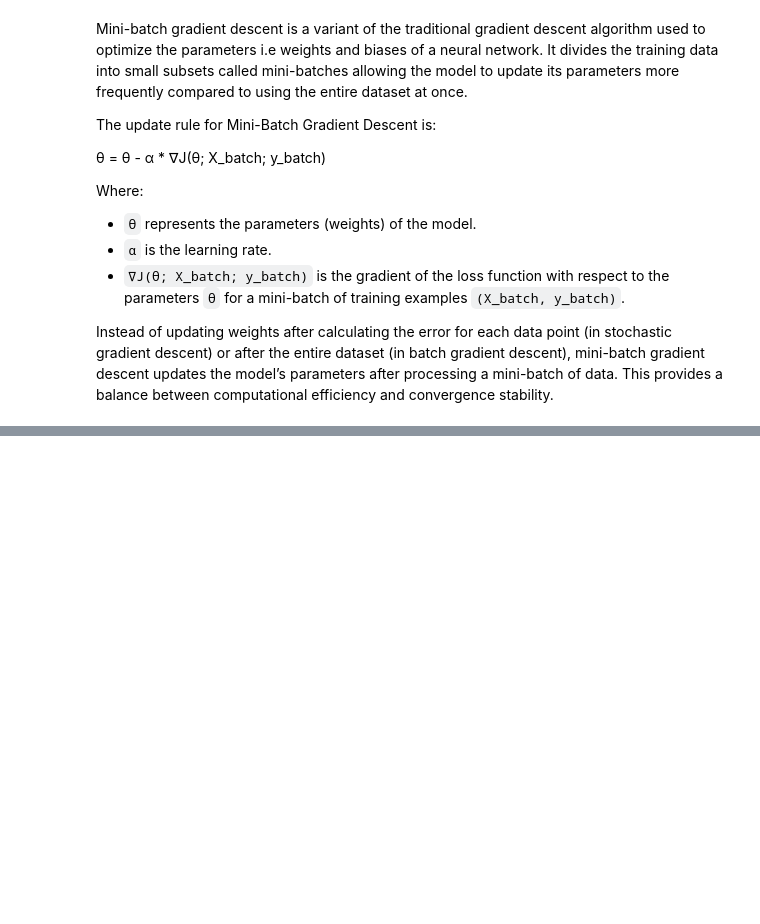
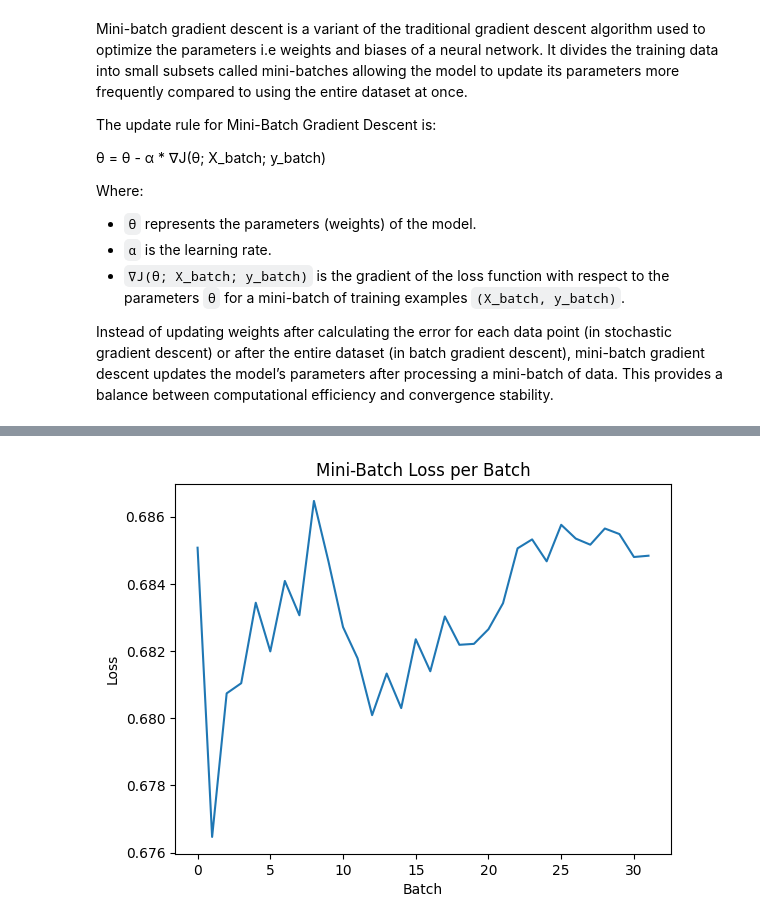
Before and after one commit to itsluckysharma01/Applied-Python-for-AI-ML-DL, a Jupyter notebook: L09_Stochastic_Gradient_Descent_(SGD).ipynb, the cells around one changed output, grey strips where cells are left out. Saved outputs shown, nothing was run; the diff lists cells and outputs as text; code cells hidden in the pictures; blank space fills up the shorter version.

Commit message:
add Batch optmization

```diff
--- a/L09_Stochastic_Gradient_Descent_(SGD).ipynb
+++ b/L09_Stochastic_Gradient_Descent_(SGD).ipynb
@@ -143,0 +167,33 @@ Instead of updating weights after calculating the error for each data point (in
+# %%
+import tensorflow as tf
+from tensorflow.keras import layers, models
+import numpy as np
+import matplotlib.pyplot as plt
+
+X_train = np.random.rand(1000, 20)
+y_train = np.random.randint(0, 2, size=(1000, 1))
+
+model = models.Sequential([
+    layers.Dense(64, activation='relu', input_shape=(20,)),
+    layers.Dense(1, activation='sigmoid')
+])
+
+model.compile(optimizer='adam', loss='binary_crossentropy', metrics=['accuracy'])
+
+class BatchLossHistory(tf.keras.callbacks.Callback):
+    def on_train_batch_end(self, batch, logs=None):
+        self.losses.append(logs['loss'])
+
+    def on_epoch_begin(self, epoch, logs=None):
+        self.losses = []
+
+batch_loss_history = BatchLossHistory()
+
+history = model.fit(X_train, y_train, epochs=10, batch_size=32, callbacks=[batch_loss_history], verbose=1)
+
+plt.plot(batch_loss_history.losses)
+plt.xlabel('Batch')
+plt.ylabel('Loss')
+plt.title('Mini-Batch Loss per Batch')
+plt.show()
+# %% [output]
@@ -143,0 +220 @@ Instead of updating weights after calculating the error for each data point (in
+[figure, added]
```
Also changed, not shown: parts of 4 cells of this notebook.
